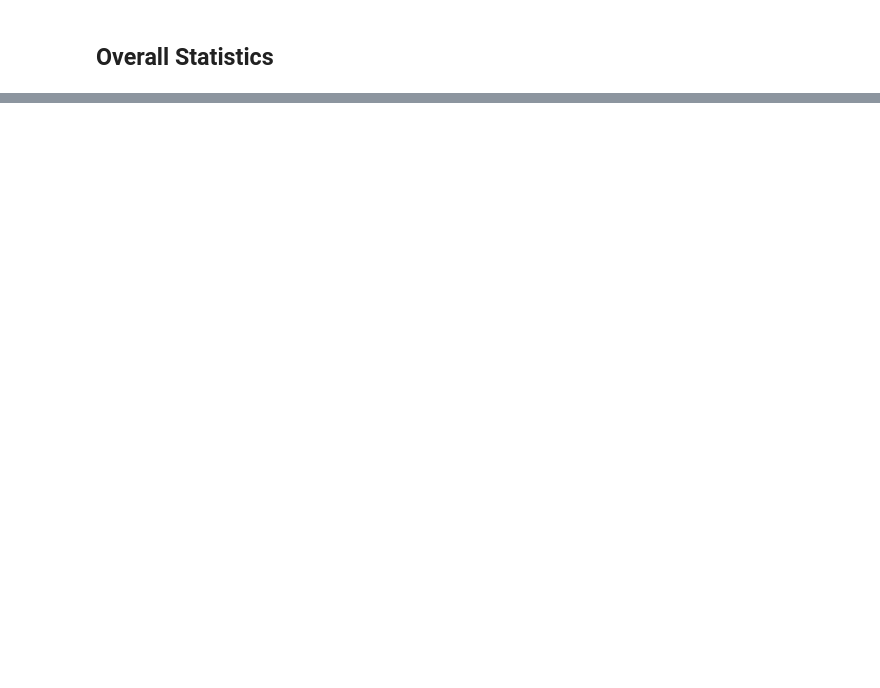
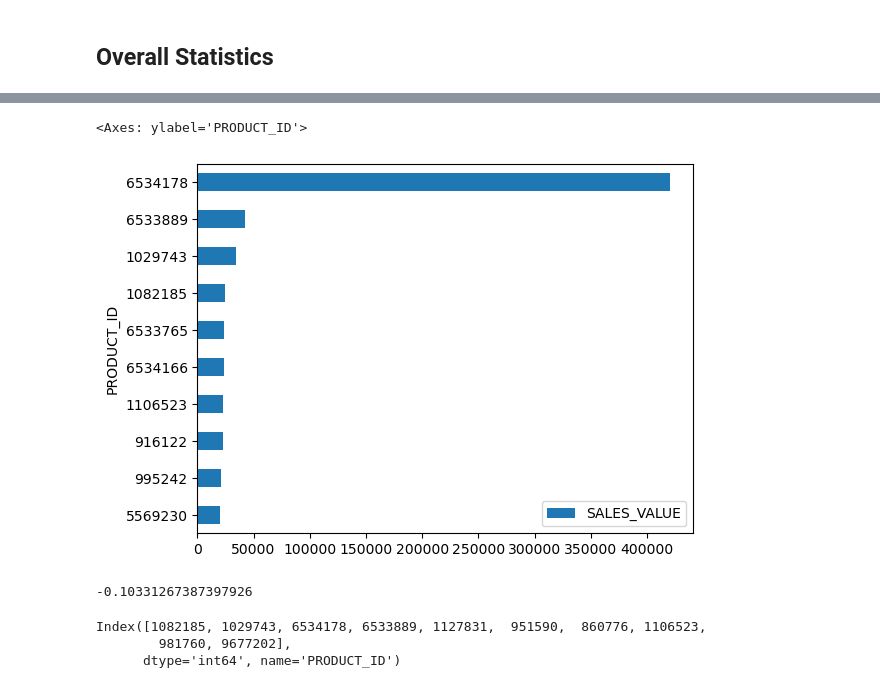
Before and after one commit to DanhHoangLongDuong/Acquisition-Target-Analysis, a Jupyter notebook: main.ipynb, the cells around one changed output, grey strips where cells are left out. Drawn from its saved outputs; the diff is of its cells as text; code cells hidden in the pictures; blank space fills up the shorter version.

```diff
--- a/main.ipynb
+++ b/main.ipynb
@@ -140,0 +233,8 @@ transactions
+# %%
+top10_products = (transactions
+                    .groupby(["PRODUCT_ID"])
+                    .agg({"SALES_VALUE":"sum"})
+                    .sort_values(by="SALES_VALUE", ascending=False)
+                    .iloc[:10]
+                 )
+top10_products
@@ -140,0 +254,29 @@ transactions
+# %%
+top10_products.sort_values(by="SALES_VALUE", ascending=True).plot.barh()
+# %% [output]
+<Axes: ylabel='PRODUCT_ID'>
+[figure, added]
+# %%
+print((transactions
+    .query("PRODUCT_ID in @top10_products.index")
+    .loc[:, "total_discount"]
+    .sum()
+) / (transactions
+    .query("PRODUCT_ID in @top10_products.index")
+    .loc[:, "SALES_VALUE"]
+    .sum()
+))
+# %% [output]
+-0.10331267387397926
+# %%
+(transactions
+    .query("household_key in @top10_households_by_sv.index")
+    .loc[:, "PRODUCT_ID"]
+    .value_counts()
+    .iloc[:10]
+    .index
+)
+# %% [output]
+Index([1082185, 1029743, 6534178, 6533889, 1127831,  951590,  860776, 1106523,
+        981760, 9677202],
+      dtype='int64', name='PRODUCT_ID')
```
Also changed, not shown: parts of 17 cells of this notebook.
